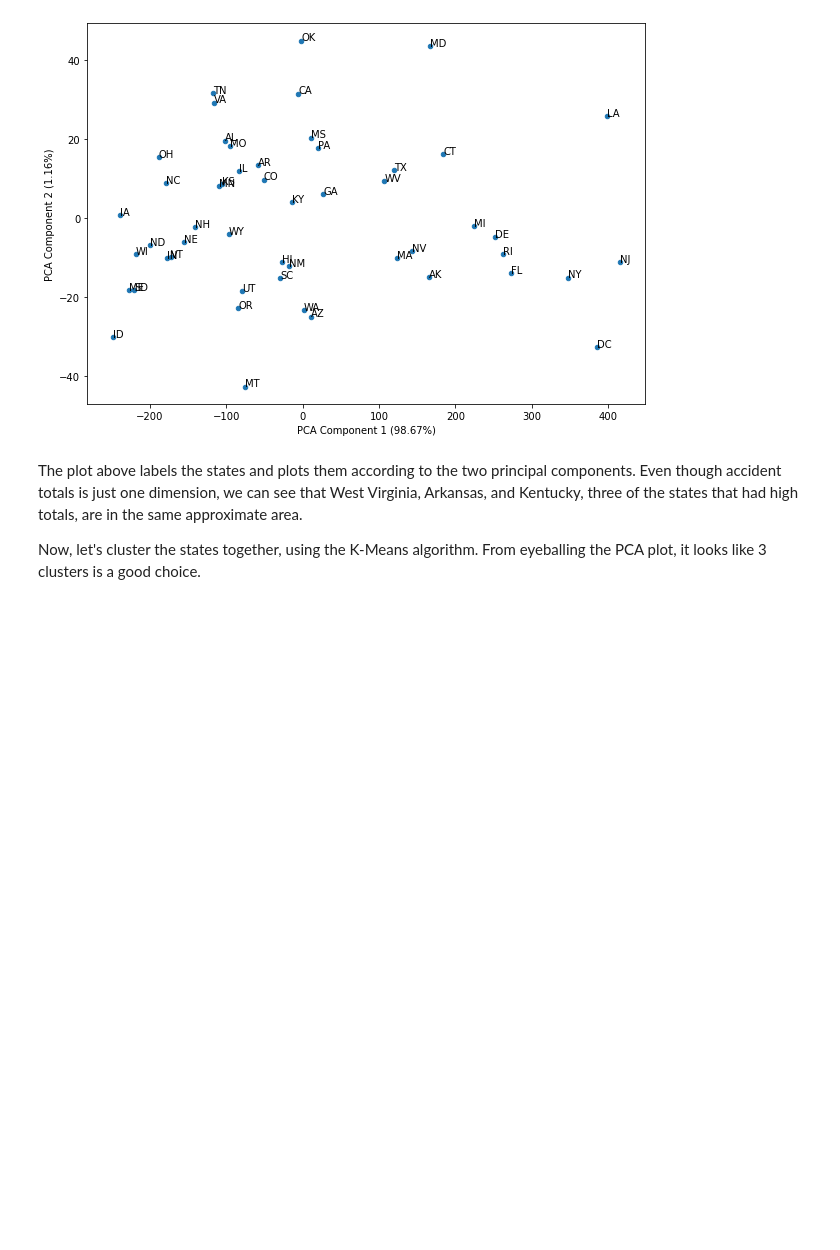
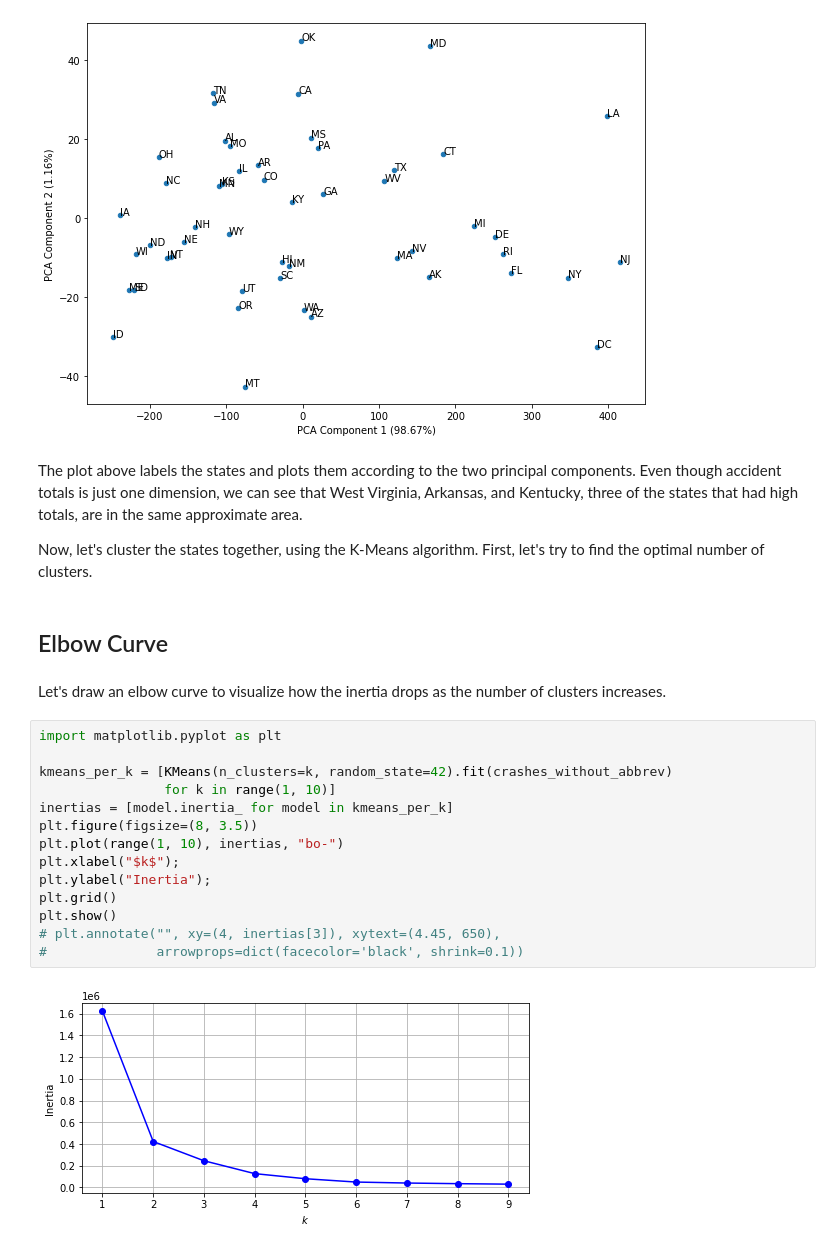
Before and after one commit to ahaldankar-vt/ahaldankar-vt.github.io, a Jupyter notebook: SampleBlog/posts/clustering/index.ipynb, the cells around one changed output. Drawn from its saved outputs; the diff is of its cells as text; blank space fills up the shorter version.

```diff
--- a/SampleBlog/posts/clustering/index.ipynb
+++ b/SampleBlog/posts/clustering/index.ipynb
@@ -153,4 +153,24 @@ ax.set_ylabel('PCA Component 2 (1.16%)');
 # %% [markdown]
 The plot above labels the states and plots them according to the two principal components. Even though accident totals is just one dimension, we can see that West Virginia, Arkansas, and Kentucky, three of the states that had high totals, are in the same approximate area.
 
-Now, let's cluster the states together, using the K-Means algorithm. From eyeballing the PCA plot, it looks like 3 clusters is a good choice.
+Now, let's cluster the states together, using the K-Means algorithm. First, let's try to find the optimal number of clusters.
+# %% [markdown]
+## Elbow Curve
+# %% [markdown]
+Let's draw an elbow curve to visualize how the inertia drops as the number of clusters increases.
+# %%
+import matplotlib.pyplot as plt
+
+kmeans_per_k = [KMeans(n_clusters=k, random_state=42).fit(crashes_without_abbrev)
+                for k in range(1, 10)]
+inertias = [model.inertia_ for model in kmeans_per_k]
+plt.figure(figsize=(8, 3.5))
+plt.plot(range(1, 10), inertias, "bo-")
+plt.xlabel("$k$");
+plt.ylabel("Inertia");
+plt.grid()
+plt.show()
+# plt.annotate("", xy=(4, inertias[3]), xytext=(4.45, 650),
+#              arrowprops=dict(facecolor='black', shrink=0.1))
+# %% [output]
+[figure, added]
```
Also changed, not shown: parts of 8 cells of this notebook.
